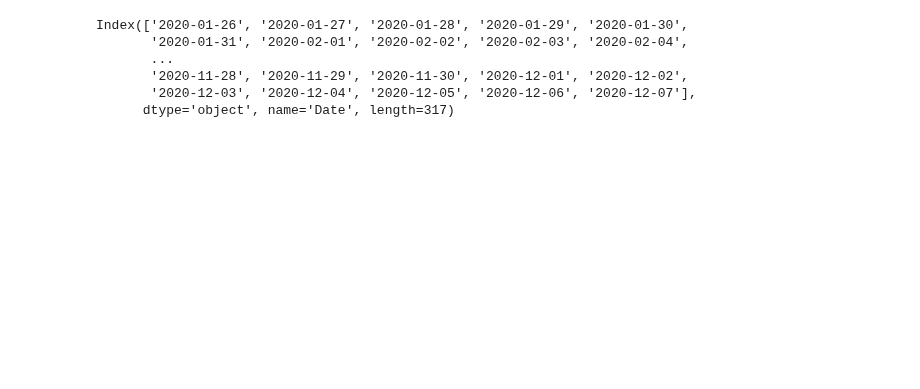
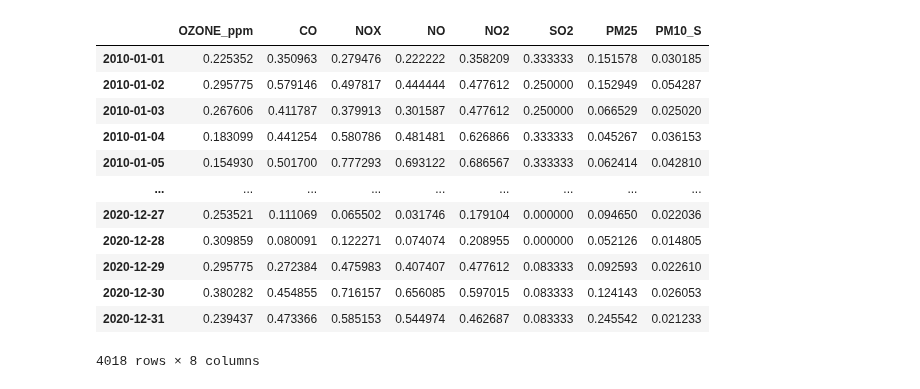
Before and after one commit to kevinmarlis/air-pollution-and-health, a Jupyter notebook: Covid/Covid Impacts on Air/Plots.ipynb, the cells around one changed output. Cells and saved outputs as stored; diff of their text form; code cells hidden in the pictures; blank space fills up the shorter version.

```diff
--- a/Covid/Covid Impacts on Air/Plots.ipynb
+++ b/Covid/Covid Impacts on Air/Plots.ipynb
@@ -34,26 +32,25 @@ air_df
 # %%
-normalized_df = air_df.copy(deep=True)
-for col in air_df.columns:
+normalized_df = df.copy(deep=True)
+for col in df.columns:
     if col == 'Date':
         continue
-    max_val = air_df[col].max()
-    min_val = air_df[col].min()
-    vals = (air_df[col] - min_val) / (max_val - min_val)
+    max_val = df[col].max()
+    min_val = df[col].min()
+    vals = (df[col] - min_val) / (max_val - min_val)
     normalized_df[col] = vals
-
-
-
-# column_maxes = air_df.max()
-# df_max = column_maxes.max()
-# column_mins = air_df.min()
-# df_min = column_mins.min()
-# normalized_df = (air_df - df_min) / (df_max - df_min)
+normalized_df.index = pd.to_datetime(normalized_df.index)
+normalized_df
+# %% [output]
+|  | OZONE_ppm | CO | NOX | NO | NO2 | SO2 | PM25 | PM10_S |
+| 2010-01-01 | 0.225352 | 0.350963 | 0.279476 | 0.222222 | 0.358209 | 0.333333 | 0.151578 | 0.030185 |
+| 2010-01-02 | 0.295775 | 0.579146 | 0.497817 | 0.444444 | 0.477612 | 0.250000 | 0.152949 | 0.054287 |
+| 2010-01-03 | 0.267606 | 0.411787 | 0.379913 | 0.301587 | 0.477612 | 0.250000 | 0.066529 | 0.025020 |
+| 2010-01-04 | 0.183099 | 0.441254 | 0.580786 | 0.481481 | 0.626866 | 0.333333 | 0.045267 | 0.036153 |
+| 2010-01-05 | 0.154930 | 0.501700 | 0.777293 | 0.693122 | 0.686567 | 0.333333 | 0.062414 | 0.042810 |
+| ... | ... | ... | ... | ... | ... | ... | ... | ... |
+| 2020-12-27 | 0.253521 | 0.111069 | 0.065502 | 0.031746 | 0.179104 | 0.000000 | 0.094650 | 0.022036 |
+| 2020-12-28 | 0.309859 | 0.080091 | 0.122271 | 0.074074 | 0.208955 | 0.000000 | 0.052126 | 0.014805 |
+| 2020-12-29 | 0.295775 | 0.272384 | 0.475983 | 0.407407 | 0.477612 | 0.083333 | 0.092593 | 0.022610 |
+| 2020-12-30 | 0.380282 | 0.454855 | 0.716157 | 0.656085 | 0.597015 | 0.083333 | 0.124143 | 0.026053 |
+| 2020-12-31 | 0.239437 | 0.473366 | 0.585153 | 0.544974 | 0.462687 | 0.083333 | 0.245542 | 0.021233 |
+4018 rows × 8 columns
-# %%
-normalized_df.index
-# %% [output]
-Index(['2020-01-26', '2020-01-27', '2020-01-28', '2020-01-29', '2020-01-30',
-       '2020-01-31', '2020-02-01', '2020-02-02', '2020-02-03', '2020-02-04',
-       ...
-       '2020-11-28', '2020-11-29', '2020-11-30', '2020-12-01', '2020-12-02',
-       '2020-12-03', '2020-12-04', '2020-12-05', '2020-12-06', '2020-12-07'],
-      dtype='object', name='Date', length=317)
```
Also changed, not shown: parts of 9 cells of this notebook, 1 other file.
